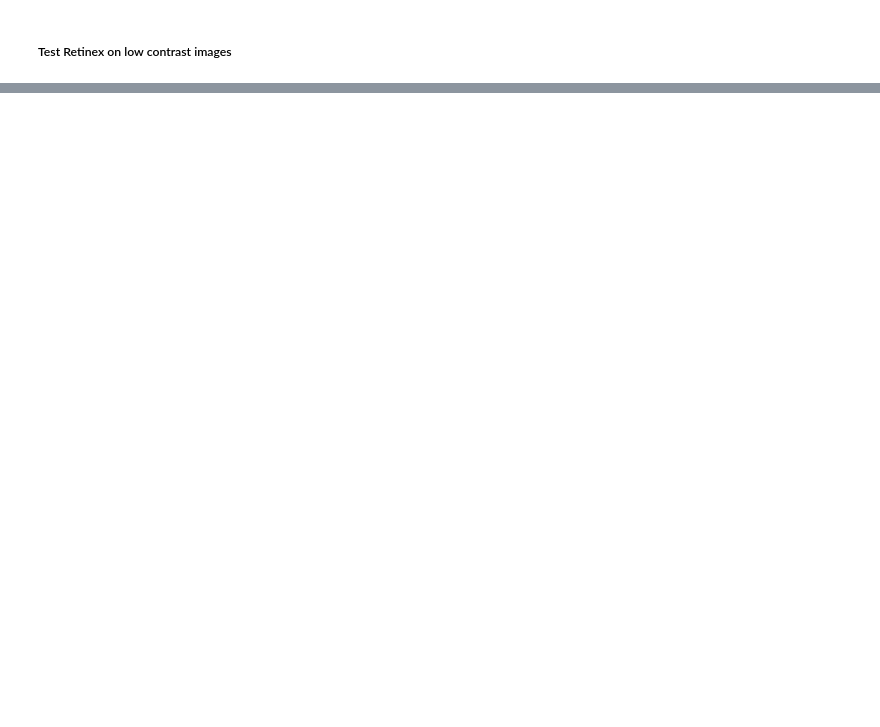
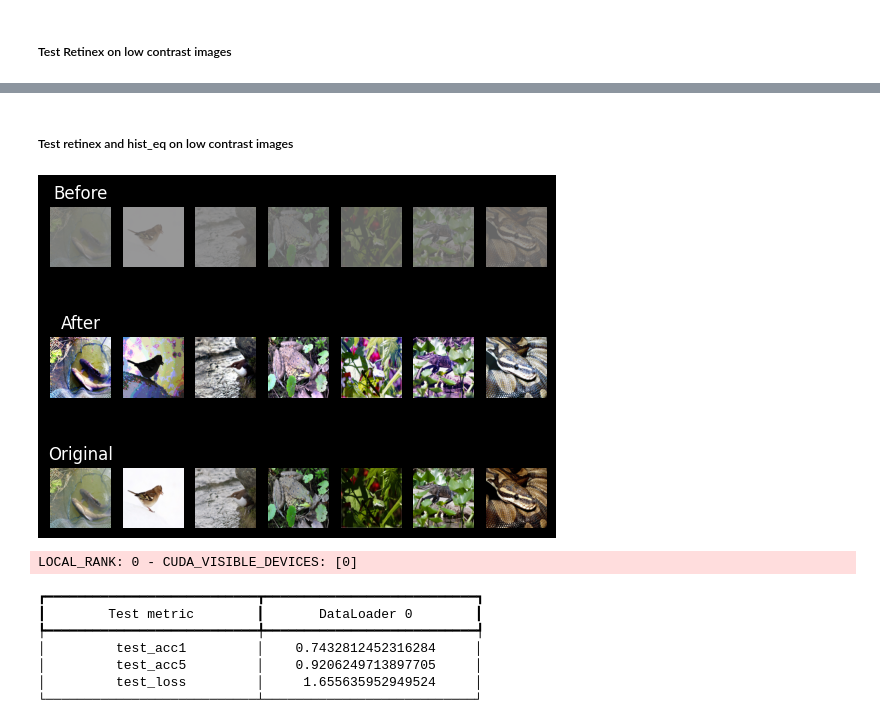
Before and after one commit to jjsuperpower/FIND, a Jupyter notebook: test_model.ipynb, the cells around one changed output, grey strips where cells are left out. Saved outputs shown, nothing was run; the diff lists cells and outputs as text; code cells hidden in the pictures; blank space fills up the shorter version.

```diff
--- a/test_model.ipynb
+++ b/test_model.ipynb
@@ -249,0 +134,24 @@ KeyboardInterrupt:
+# %% [markdown]
+##### Test retinex and hist_eq on low contrast images
+# %%
+prep.reset_trans()
+imgnet_low_contrast = prep.brightness_contrast(0, 0.2).get_loader()
+imgnet_low_contrast_both = prep.retinex('SSR', 100).hist_eq().get_loader()
+
+sample_low_contrast = sample_imgs(imgnet_low_contrast, preview_img_slice)
+sample_low_contrast_both = sample_imgs(imgnet_low_contrast_both, preview_img_slice)
+
+View.compare3_color(sample_low_contrast, sample_low_contrast_both, sample_orig)
+
+# result_low_contrast = trainer.test(resnet50, imgnet_low_contrast)
+result_low_contrast_both = trainer.test(resnet50, imgnet_low_contrast_both)
+# %% [output]
+[figure, added]
+LOCAL_RANK: 0 - CUDA_VISIBLE_DEVICES: [0]
+┏━━━━━━━━━━━━━━━━━━━━━━━━━━━┳━━━━━━━━━━━━━━━━━━━━━━━━━━━┓
+┃        Test metric        ┃       DataLoader 0        ┃
+┡━━━━━━━━━━━━━━━━━━━━━━━━━━━╇━━━━━━━━━━━━━━━━━━━━━━━━━━━┩
+│         test_acc1         │    0.7432812452316284     │
+│         test_acc5         │    0.9206249713897705     │
+│         test_loss         │     1.655635952949524     │
+└───────────────────────────┴───────────────────────────┘
```
Also changed, not shown: parts of 5 cells of this notebook, 3 other files.
